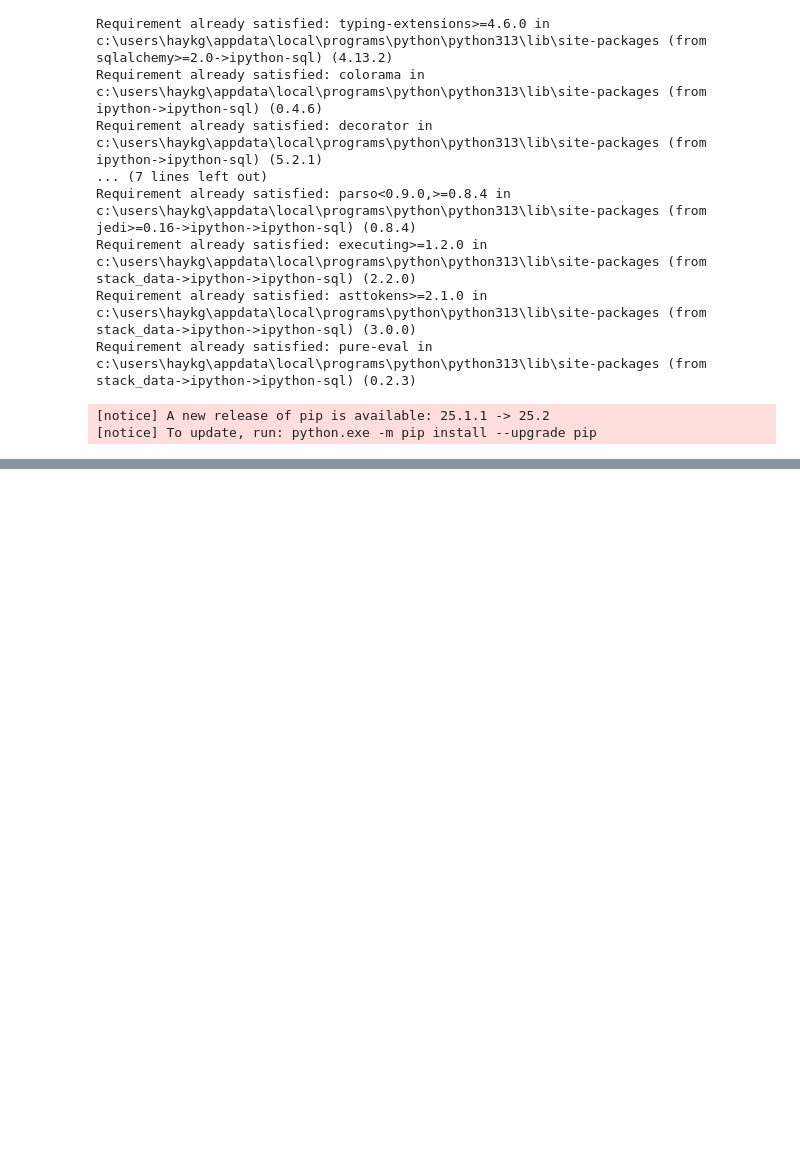
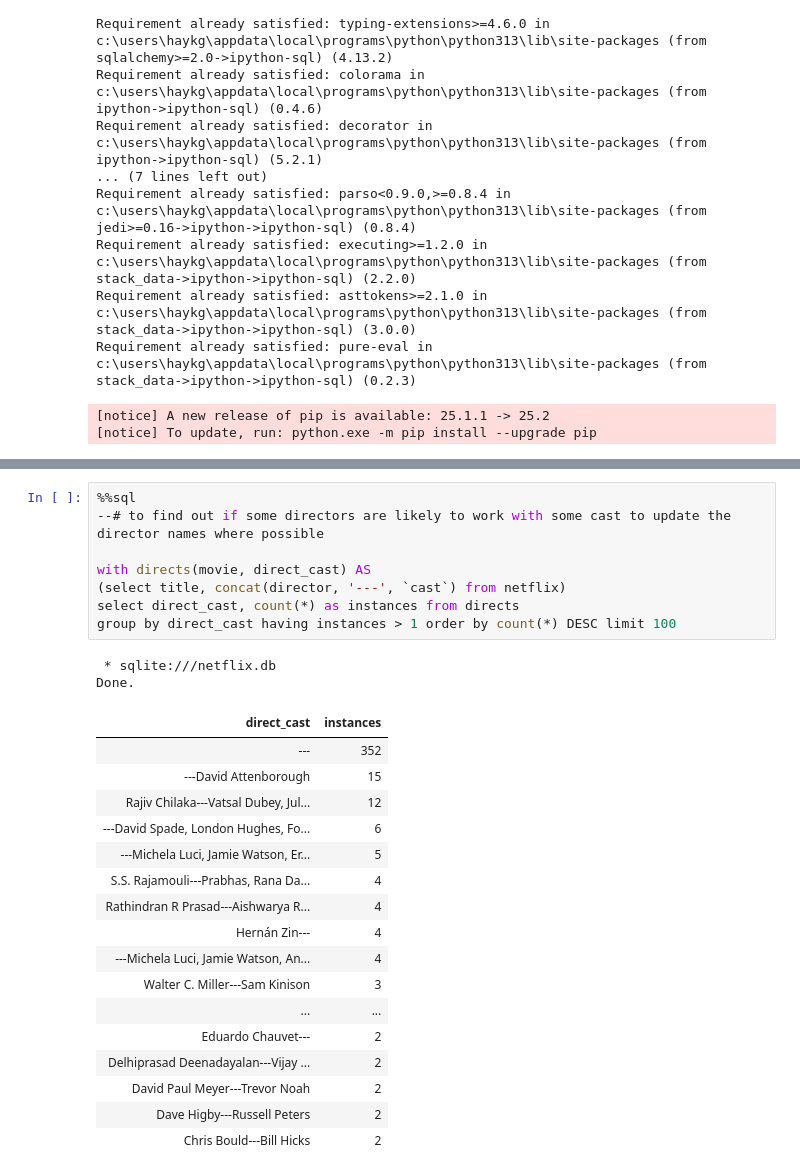
Before and after one commit to hayk9704/Netflix_data_EDA, a Jupyter notebook: netflix_explore.ipynb, the cells around one changed output, grey strips where cells are left out. Drawn from its saved outputs; the diff is of its cells as text; blank space fills up the shorter version.

```diff
--- a/netflix_explore.ipynb
+++ b/netflix_explore.ipynb
@@ -153,0 +171,28 @@ Done.
+# %%
+%%sql
+--# to find out if some directors are likely to work with some cast to update the director names where possible
+
+with directs(movie, direct_cast) AS
+(select title, concat(director, '---', `cast`) from netflix)
+select direct_cast, count(*) as instances from directs
+group by direct_cast having instances > 1 order by count(*) DESC limit 100
+# %% [output]
+ * sqlite:///netflix.db
+Done.
+| direct_cast | instances |
+| --- | 352 |
+| ---David Attenborough | 15 |
+| Rajiv Chilaka---Vatsal Dubey, Jul... | 12 |
+| ---David Spade, London Hughes, Fo... | 6 |
+| ---Michela Luci, Jamie Watson, Er... | 5 |
+| S.S. Rajamouli---Prabhas, Rana Da... | 4 |
+| Rathindran R Prasad---Aishwarya R... | 4 |
+| Hernán Zin--- | 4 |
+| ---Michela Luci, Jamie Watson, An... | 4 |
+| Walter C. Miller---Sam Kinison | 3 |
+| ... | ... |
+| Eduardo Chauvet--- | 2 |
+| Delhiprasad Deenadayalan---Vijay ... | 2 |
+| David Paul Meyer---Trevor Noah | 2 |
+| Dave Higby---Russell Peters | 2 |
+| Chris Bould---Bill Hicks | 2 |
```
Also changed, not shown: parts of 21 cells of this notebook, 1 other file.
